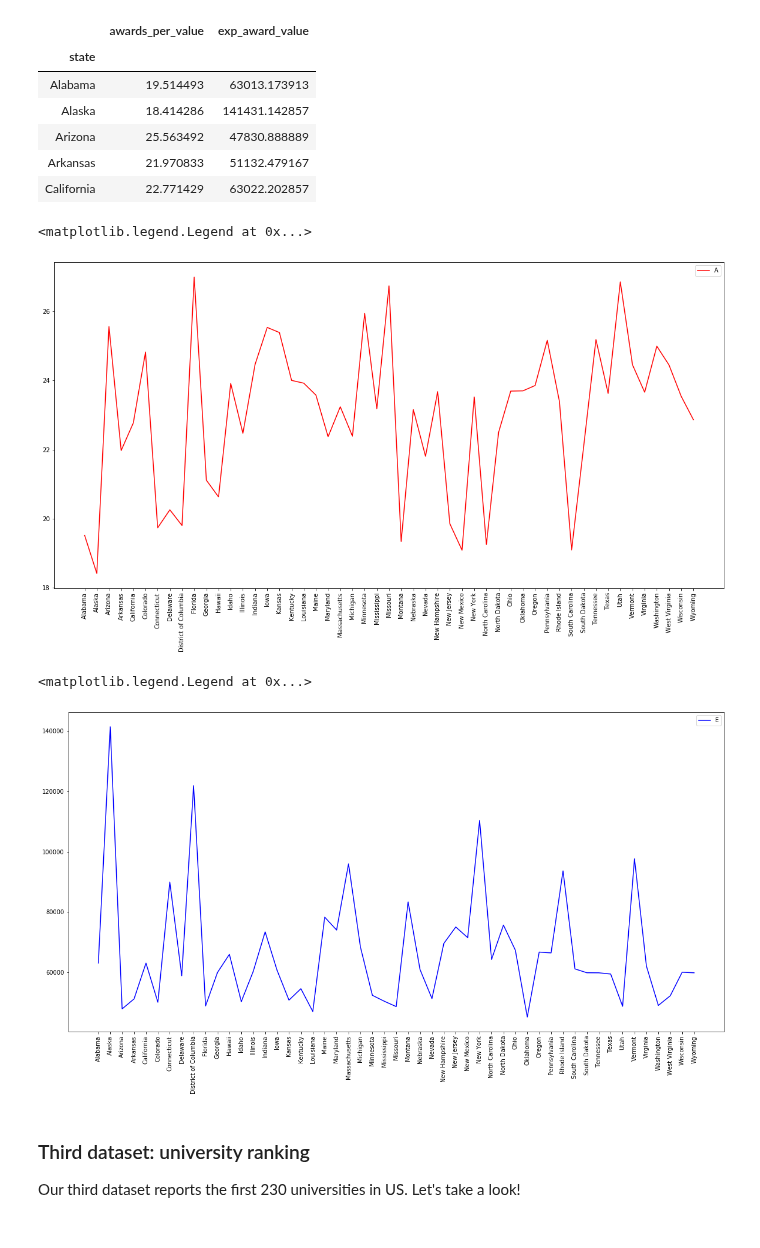
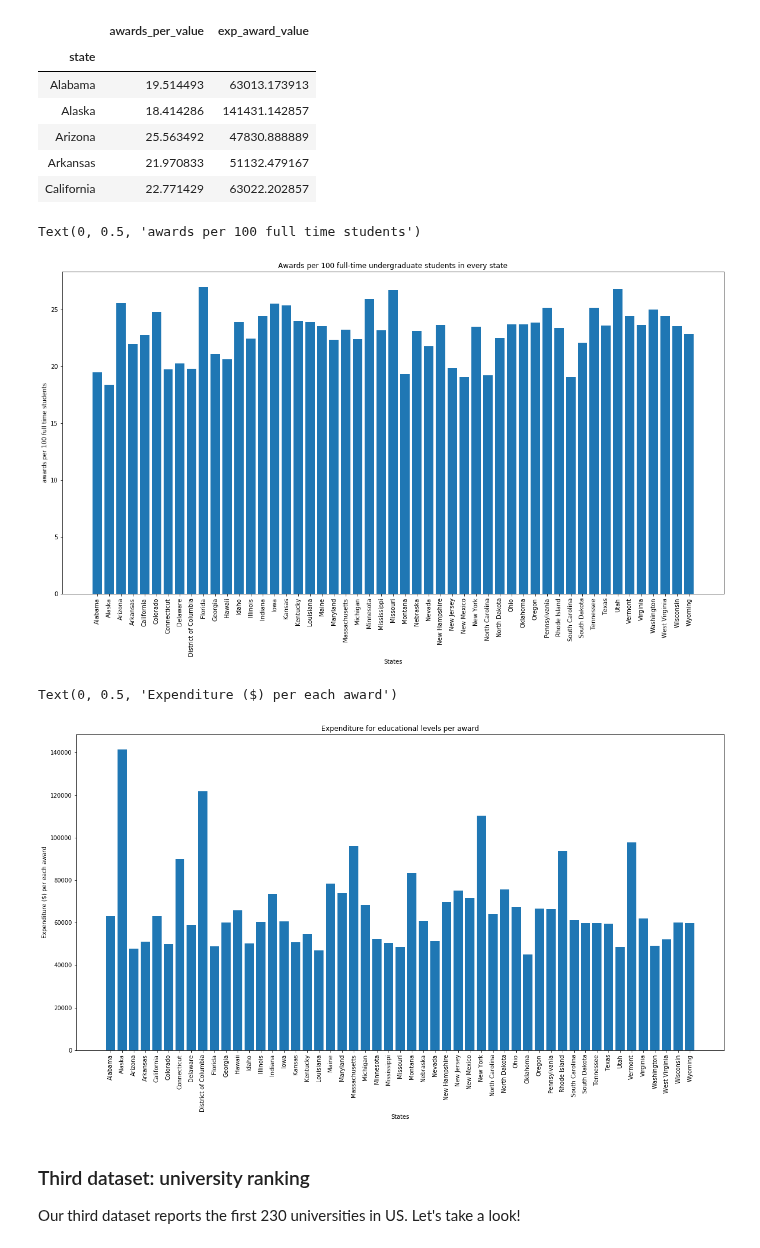
Before and after one commit to steber97/RecursionFairies_AdaProject, a Jupyter notebook: csv_datasets.ipynb, the cells around one changed output. Saved outputs shown, nothing was run; the diff lists cells and outputs as text; code cells hidden in the pictures.

Commit message:
Add comments, spaces, labels on charts

```diff
--- a/csv_datasets.ipynb
+++ b/csv_datasets.ipynb
@@ -589,20 +525,24 @@ institutions_levels.head()
 # %%
 #We plot the informations obtained
 plt.figure(figsize=(20,10))
 plt.xticks(rotation='vertical')
-plt.plot(institutions_levels.index, institutions_levels.awards_per_value, 'r')
-plt.gca().legend(('Awards per 100 full-time undergraduate students'))
+plt.title("Awards per 100 full-time undergraduate students in every state")
+plt.bar(institutions_levels.index, institutions_levels.awards_per_value)
+plt.xlabel("States")
+plt.ylabel("awards per 100 full time students")
 # %% [output]
-<matplotlib.legend.Legend at 0x...>
+Text(0, 0.5, 'awards per 100 full time students')
-[figure, old version]
+[figure, new version]
 # %%
 plt.figure(figsize=(20,10))
 plt.xticks(rotation='vertical')
-plt.plot(institutions_levels.index, institutions_levels.exp_award_value, 'b')
-plt.gca().legend(('Expenditure for educational levels per award'))
+plt.bar(institutions_levels.index, institutions_levels.exp_award_value)
+plt.title(('Expenditure for educational levels per award'))
+plt.xlabel("States")
+plt.ylabel("Expenditure ($) per each award")
 # %% [output]
-<matplotlib.legend.Legend at 0x...>
+Text(0, 0.5, 'Expenditure ($) per each award')
-[figure, old version]
+[figure, new version]
 # %% [markdown]
 ### Third dataset: university ranking
 
```
Also changed, not shown: parts of 52 cells of this notebook.
